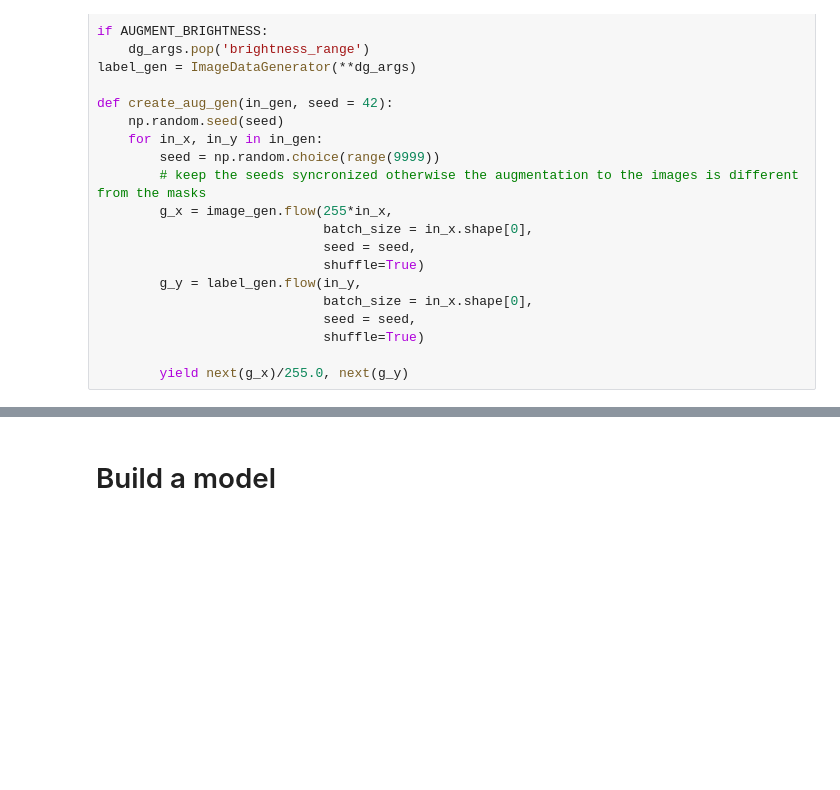
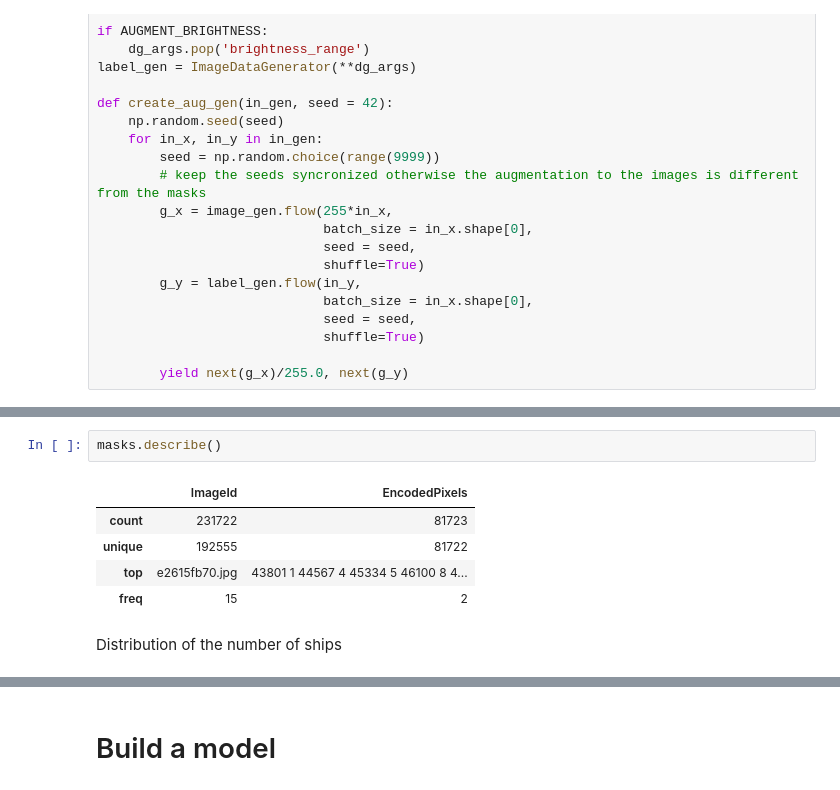
Before and after one commit to RuslanTar/Airbus-Ship-Detection-Challenge, a Jupyter notebook: Training model.ipynb, the cells around one changed output, grey strips where cells are left out. Saved outputs shown, nothing was run; the diff lists cells and outputs as text; blank space fills up the shorter version.

```diff
--- a/Training model.ipynb
+++ b/Training model.ipynb
@@ -311,0 +281,10 @@ Text(0.5, 1.0, 'ships')
+# %%
+masks.describe()
+# %% [output]
+|  | ImageId | EncodedPixels |
+| count | 231722 | 81723 |
+| unique | 192555 | 81722 |
+| top | e2615fb70.jpg | 43801 1 44567 4 45334 5 46100 8 4... |
+| freq | 15 | 2 |
+# %% [markdown]
+Distribution of the number of ships
```
Also changed, not shown: parts of 31 cells of this notebook.
